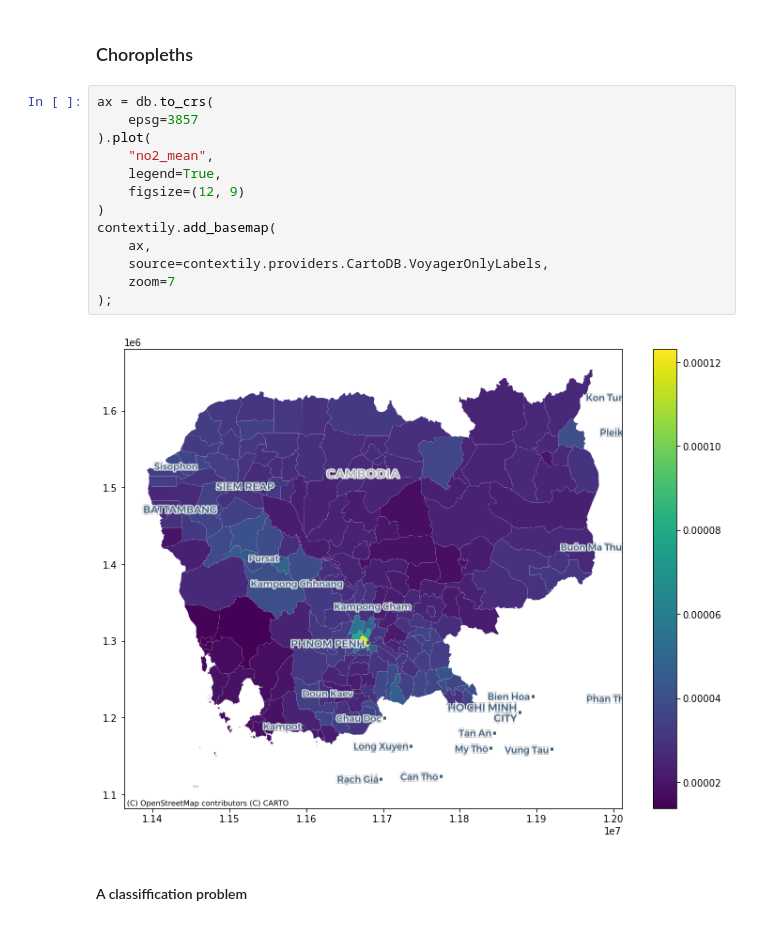
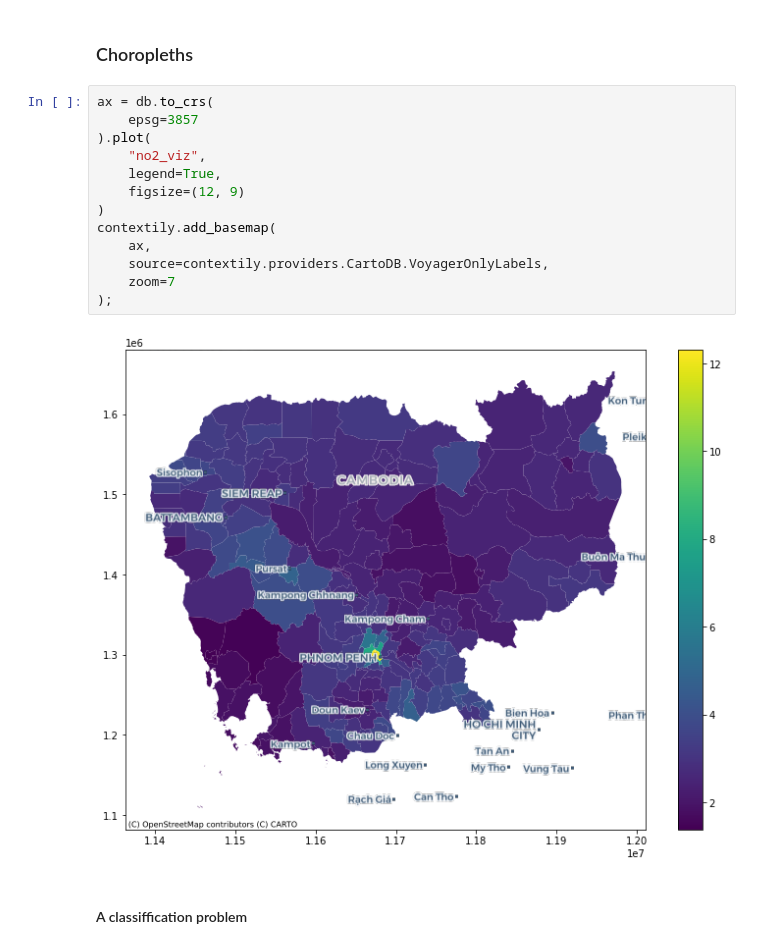
Before and after one commit to darribas/gds4ae, a Jupyter notebook: docs/_sources/content/notebooks/03-Geovisualisation.ipynb, the cells around one changed output. Saved outputs shown, nothing was run; the diff lists cells and outputs as text.

```diff
--- a/docs/_sources/content/notebooks/03-Geovisualisation.ipynb
+++ b/docs/_sources/content/notebooks/03-Geovisualisation.ipynb
@@ -97,18 +102,18 @@ db[["no2_mean", "no2_viz"]].describe()
 # %%
 ax = db.to_crs(
     epsg=3857
 ).plot(
-    "no2_mean",
+    "no2_viz",
     legend=True,
     figsize=(12, 9)
 )
 contextily.add_basemap(
     ax,
     source=contextily.providers.CartoDB.VoyagerOnlyLabels,
     zoom=7
 );
 # %% [output]
-[figure, old version]
+[figure, new version]
 # %% [markdown]
 #### A classiffication problem
 # %%
```
Also changed, not shown: parts of 45 cells of this notebook, 26 other files.
